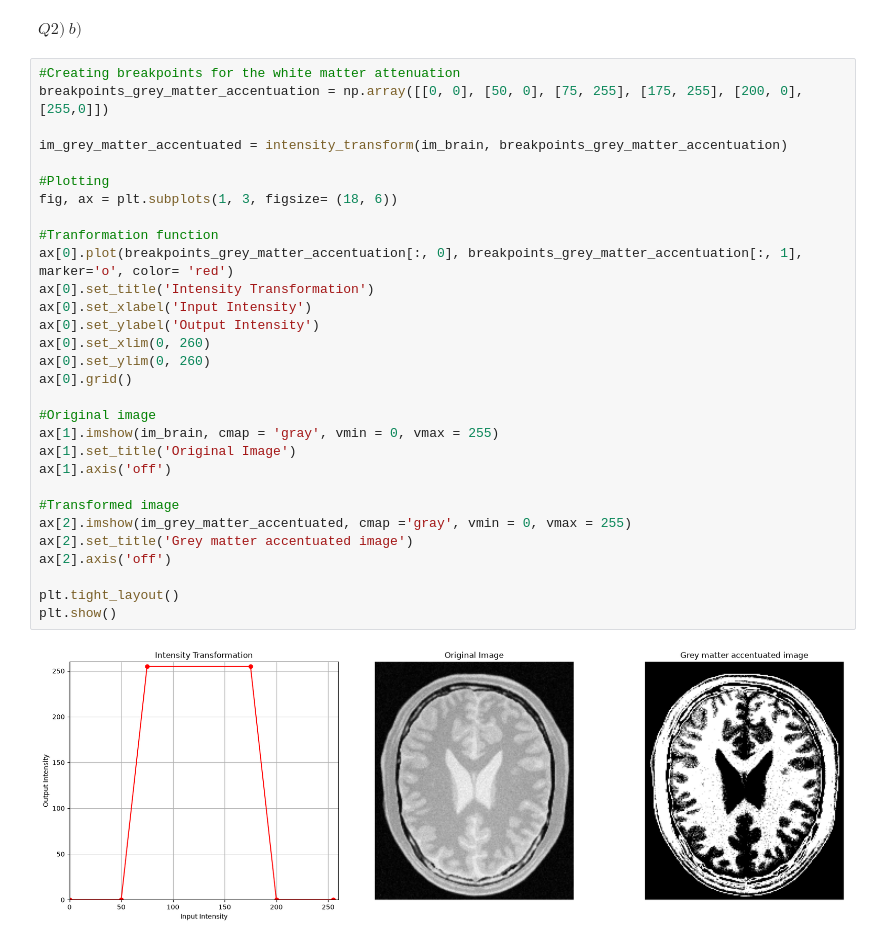
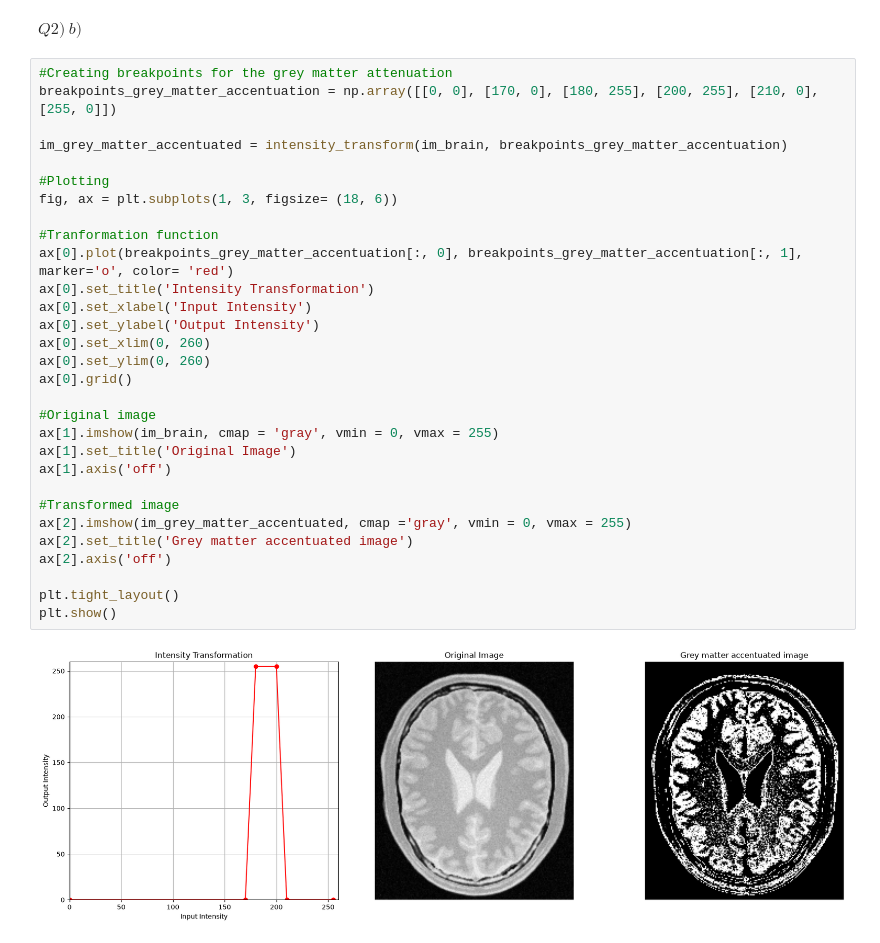
Before and after one commit to codingNR29/Image-processing, a Jupyter notebook: Assignments/Assignment 1/Assignment 1.ipynb, the cells around one changed output. Cells and saved outputs as stored; diff of their text form.

```diff
--- a/Assignments/Assignment 1/Assignment 1.ipynb
+++ b/Assignments/Assignment 1/Assignment 1.ipynb
@@ -135,34 +168,34 @@ plt.show()
 # %% [markdown]
 $Q2)\ b)$
 # %%
-#Creating breakpoints for the white matter attenuation
-breakpoints_grey_matter_accentuation = np.array([[0, 0], [50, 0], [75, 255], [175, 255], [200, 0], [255,0]])
+#Creating breakpoints for the grey matter attenuation
+breakpoints_grey_matter_accentuation = np.array([[0, 0], [170, 0], [180, 255], [200, 255], [210, 0], [255, 0]])
 
 im_grey_matter_accentuated = intensity_transform(im_brain, breakpoints_grey_matter_accentuation)
 
 #Plotting
 fig, ax = plt.subplots(1, 3, figsize= (18, 6))
 
 #Tranformation function
 ax[0].plot(breakpoints_grey_matter_accentuation[:, 0], breakpoints_grey_matter_accentuation[:, 1], marker='o', color= 'red')
 ax[0].set_title('Intensity Transformation')
 ax[0].set_xlabel('Input Intensity')
 ax[0].set_ylabel('Output Intensity')
 ax[0].set_xlim(0, 260)
 ax[0].set_ylim(0, 260)
 ax[0].grid()
 
 #Original image
 ax[1].imshow(im_brain, cmap = 'gray', vmin = 0, vmax = 255)
 ax[1].set_title('Original Image')
 ax[1].axis('off')
 
 #Transformed image
 ax[2].imshow(im_grey_matter_accentuated, cmap ='gray', vmin = 0, vmax = 255)
 ax[2].set_title('Grey matter accentuated image')
 ax[2].axis('off')
 
 plt.tight_layout()
 plt.show()
 # %% [output]
-[figure, old version]
+[figure, new version]
```
Also changed, not shown: parts of 7 cells of this notebook.
